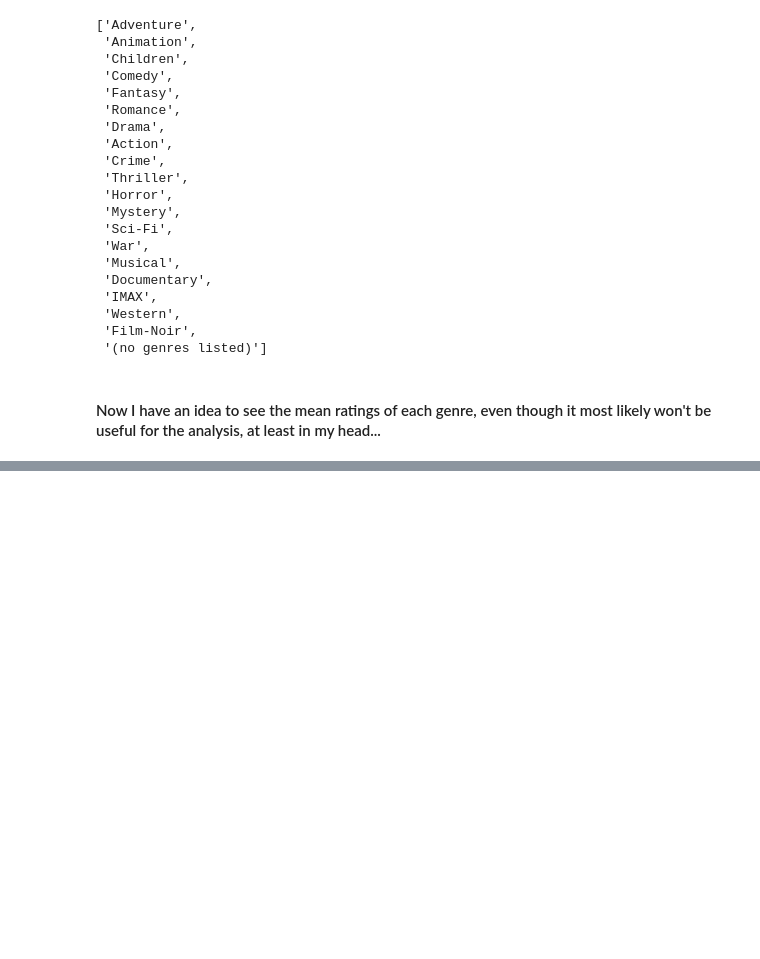
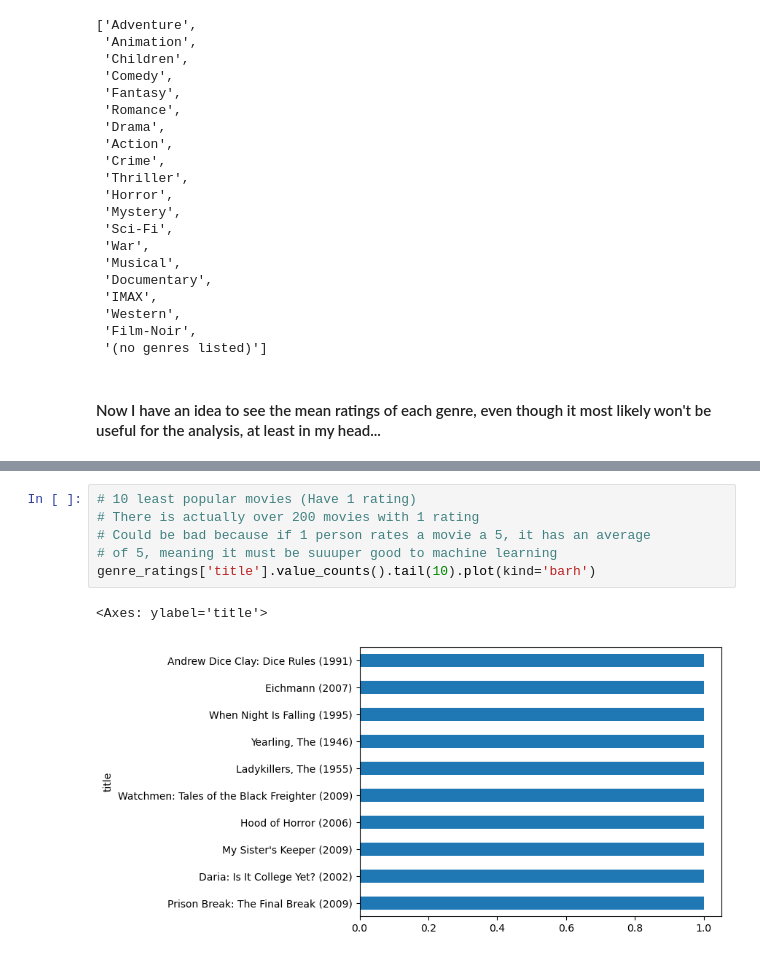
Before and after one commit to sangwon224/Movie_Recommendation_System_Project, a Jupyter notebook: Movie_Recommendation_System_Project.ipynb, the cells around one changed output, grey strips where cells are left out. Cells and saved outputs as stored; diff of their text form; blank space fills up the shorter version.

```diff
--- a/Movie_Recommendation_System_Project.ipynb
+++ b/Movie_Recommendation_System_Project.ipynb
@@ -199,0 +387,9 @@ The genre_combos variable is a list of <class 'str'> based off the movies in the
+# %%
+# 10 least popular movies (Have 1 rating)
+# There is actually over 200 movies with 1 rating
+# Could be bad because if 1 person rates a movie a 5, it has an average
+# of 5, meaning it must be suuuper good to machine learning
+genre_ratings['title'].value_counts().tail(10).plot(kind='barh')
+# %% [output]
+<Axes: ylabel='title'>
+[figure, added]
```
Also changed, not shown: parts of 24 cells of this notebook.
